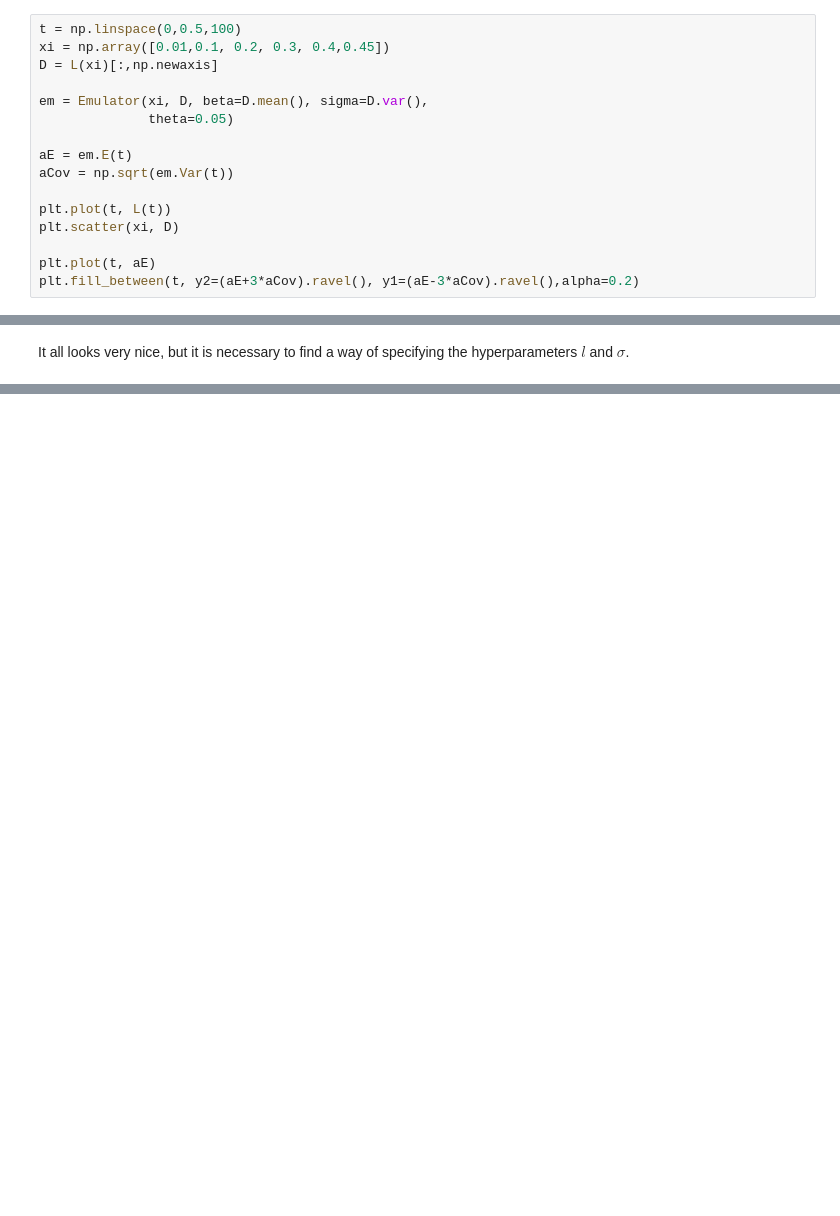
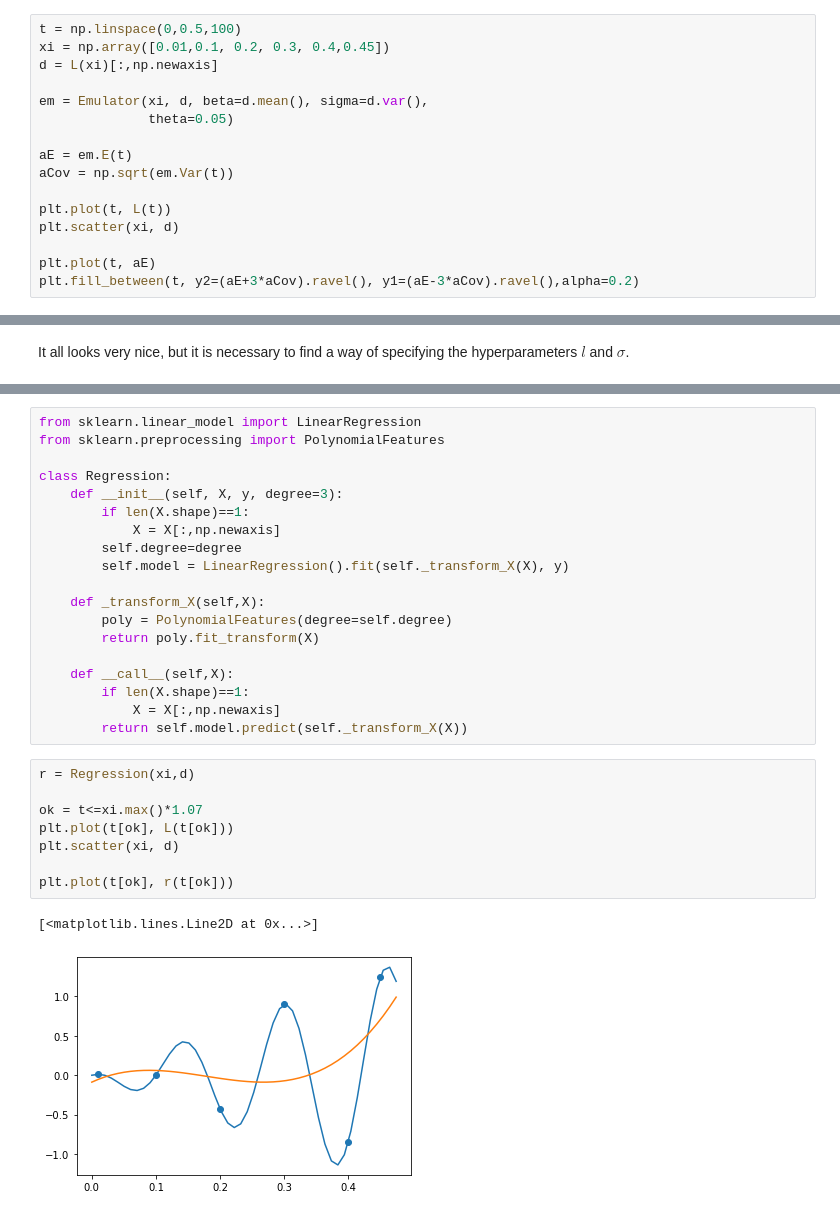
Before and after one commit to luizfelippesr/emulator, a Jupyter notebook: notebooks/2-emulator-class.ipynb, the cells around one changed output, grey strips where cells are left out. Cells and saved outputs as stored; diff of their text form; blank space fills up the shorter version.

Commit message:
Includes regression terms in emulator.

```diff
--- a/notebooks/2-emulator-class.ipynb
+++ b/notebooks/2-emulator-class.ipynb
@@ -136,16 +139,16 @@ def L(x):
 # %%
 t = np.linspace(0,0.5,100)
 xi = np.array([0.01,0.1, 0.2, 0.3, 0.4,0.45])
-D = L(xi)[:,np.newaxis]
+d = L(xi)[:,np.newaxis]
 
-em = Emulator(xi, D, beta=D.mean(), sigma=D.var(),
+em = Emulator(xi, d, beta=d.mean(), sigma=d.var(),
               theta=0.05)
 
 aE = em.E(t)
 aCov = np.sqrt(em.Var(t))
 
 plt.plot(t, L(t))
-plt.scatter(xi, D)
+plt.scatter(xi, d)
 
 plt.plot(t, aE)
 plt.fill_between(t, y2=(aE+3*aCov).ravel(), y1=(aE-3*aCov).ravel(),alpha=0.2)
@@ -225,0 +233,30 @@ It all looks very nice, but it is necessary to find a way of specifying the hype
+# %%
+from sklearn.linear_model import LinearRegression
+from sklearn.preprocessing import PolynomialFeatures
+
+class Regression:
+    def __init__(self, X, y, degree=3):
+        if len(X.shape)==1:
+            X = X[:,np.newaxis]
+        self.degree=degree
+        self.model = LinearRegression().fit(self._transform_X(X), y)
+
+    def _transform_X(self,X):
+        poly = PolynomialFeatures(degree=self.degree)
+        return poly.fit_transform(X)
+
+    def __call__(self,X):
+        if len(X.shape)==1:
+            X = X[:,np.newaxis]
+        return self.model.predict(self._transform_X(X))
+# %%
+r = Regression(xi,d)
+
+ok = t<=xi.max()*1.07
+plt.plot(t[ok], L(t[ok]))
+plt.scatter(xi, d)
+
+plt.plot(t[ok], r(t[ok]))
+# %% [output]
+[<matplotlib.lines.Line2D at 0x...>]
+[figure, added]
```
Also changed, not shown: parts of 14 cells of this notebook.
